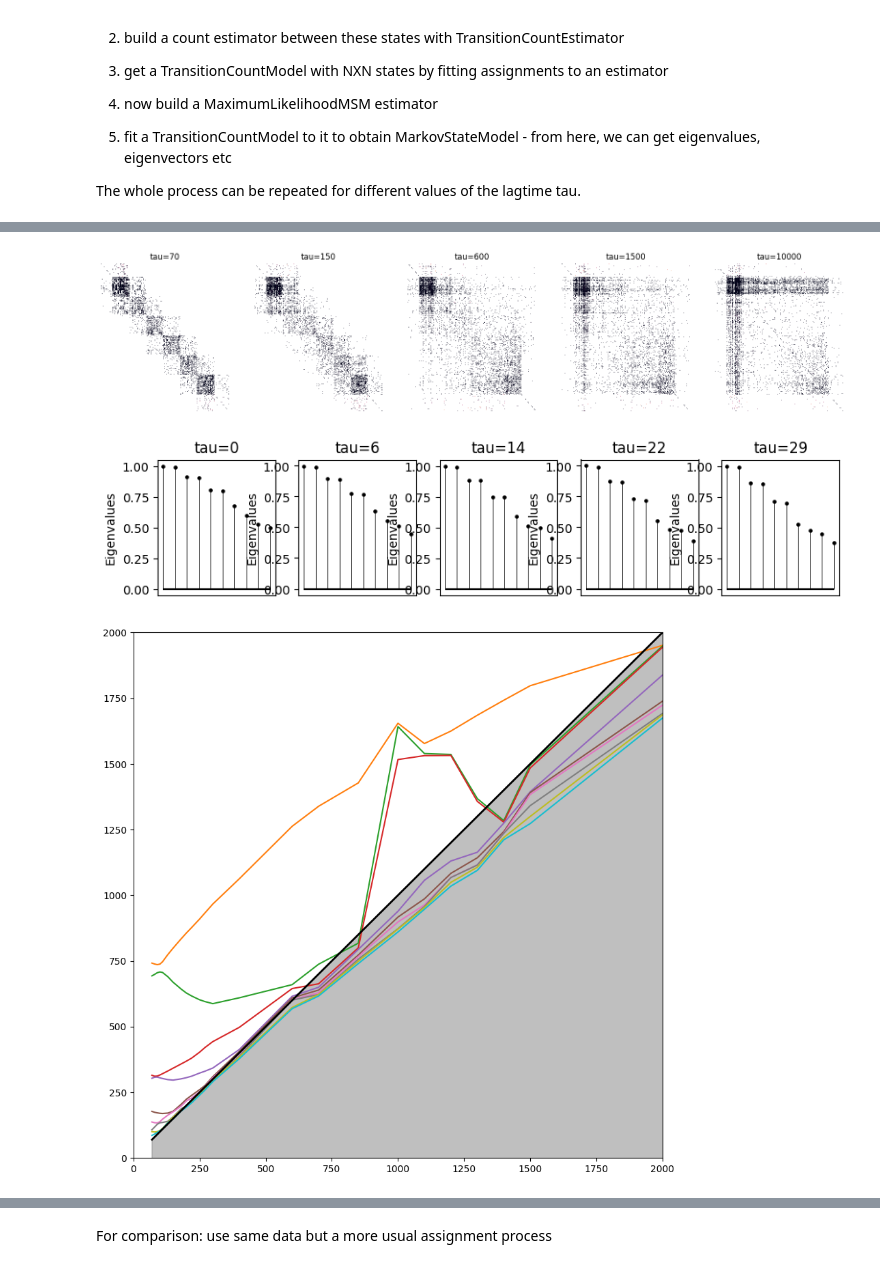
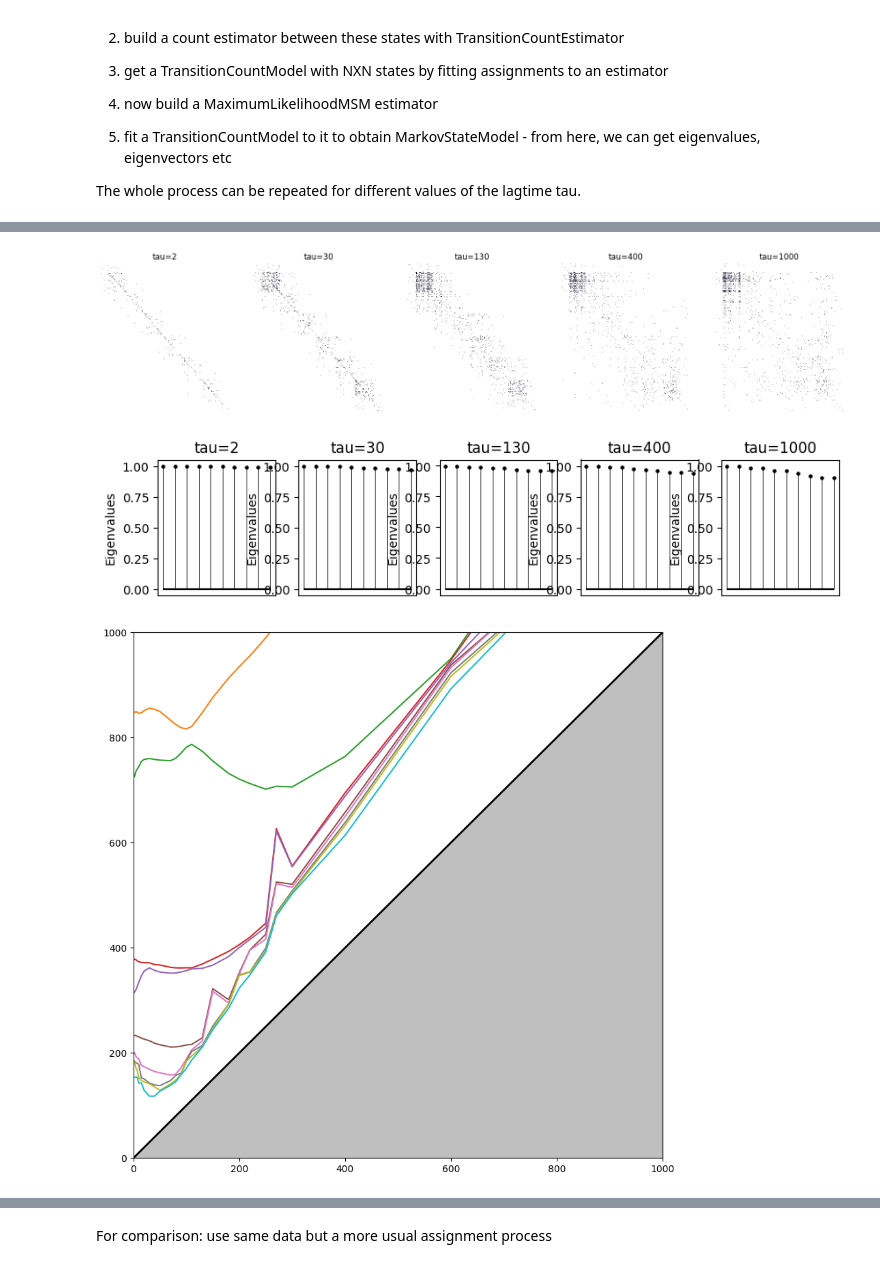
Before and after one commit to bkellerlab/molecularRotationalGrids, a Jupyter notebook: jupyter/learning_deeptime.ipynb, the cells around one changed output, grey strips where cells are left out. Cells and saved outputs as stored; diff of their text form; code cells hidden in the pictures.

```diff
--- a/jupyter/learning_deeptime.ipynb
+++ b/jupyter/learning_deeptime.ipynb
@@ -39,7 +40,7 @@ The whole process can be repeated for different values of the lagtime tau.
 # %%
 # 1) assign the trajectory to discrete states using SimulationHistogram and get_full_assignments()
 water_sh = SimulationHistogram("H2O_H2O_0095_800008", "H2O", is_pt=False,
-                                   full_grid=FullGrid(b_grid_name="12", o_grid_name="10",
+                                   full_grid=FullGrid(b_grid_name="20", o_grid_name="20",
                                                       t_grid_name="linspace(0.2, 1.2, 10)"),
                                    second_molecule_selection="bynum 4:6", use_saved=False)
 assignments = water_sh.get_full_assignments()
@@ -66,10 +67,8 @@ def get_markov_model_for_taus(tau_array, assignments, len_fullgrid):
         all_msms.append(markov_model)
     return all_msms
 # %%
-taus = np.array([70, 80, 90, 100, 110, 130, 150, 180, 200, 220,
-                          250, 270, 300, 400, 600, 700, 850, 1000
-                             , 1100, 1200, 1300, 1400, 1500,
-                          2000, 3000, 4000, 5000, 7000, 10000])
+taus = np.array([1, 2, 3, 5, 7, 10, 15, 20, 30, 40, 50, 70, 80, 90, 100, 110, 130, 150, 180, 200, 220,
+                          250, 270, 300, 400, 600, 700, 850, 1000])
 # explain the n states edgecase?????
 msms = get_markov_model_for_taus(tau_array=taus, assignments=assignments, len_fullgrid=len(water_sh.full_grid))
 # %% [output]
@@ -99,9 +98,9 @@ for i, dt in enumerate(display_taus):
     ax[i].set_title(f"tau={taus[dt]}")
 plt.show()
 # %% [output]
-[figure, old version]
+[figure, new version]
 # %%
-display_taus = [0, 6, 14, 22, len(taus)]
+display_taus = [0, 6, 14, 22, 26]
 def plot_eigenvalues(eigenvals, ax):
     xs = np.linspace(0, 1, num=len(eigenvals))
     ax.scatter(xs, eigenvals, s=5, c="black")
@@ -117,22 +116,22 @@ for i, dt in enumerate(display_taus):
     ax[i].set_title(f"tau={taus[dt]}")
 plt.show()
 # %% [output]
-[figure, old version]
+[figure, new version]
 # %%
 from deeptime.plots import plot_implied_timescales
 from deeptime.util.validation import ImpliedTimescales
 
 
 
 fig, ax = plt.subplots(1, 1, figsize=(10, 10))
 
 its = ImpliedTimescales(lagtimes=taus, its=[msm.timescales(k=10) for msm in msms])
 plot_implied_timescales(data=its, ax=ax)
-ax.set_ylim(0, 2000)
-ax.set_xlim(0, 2000)
+ax.set_ylim(0, 1000)
+ax.set_xlim(0, 1000)
 plt.show()
 # %% [output]
-[figure, old version]
+[figure, new version]
 # %%
 num_eigenv = 4
 fig, ax = plt.subplots(num_eigenv, len(display_taus),figsize=(10*num_eigenv, 30/len(display_taus)))
```
Also changed, not shown: parts of 10 cells of this notebook, 4 other files.
